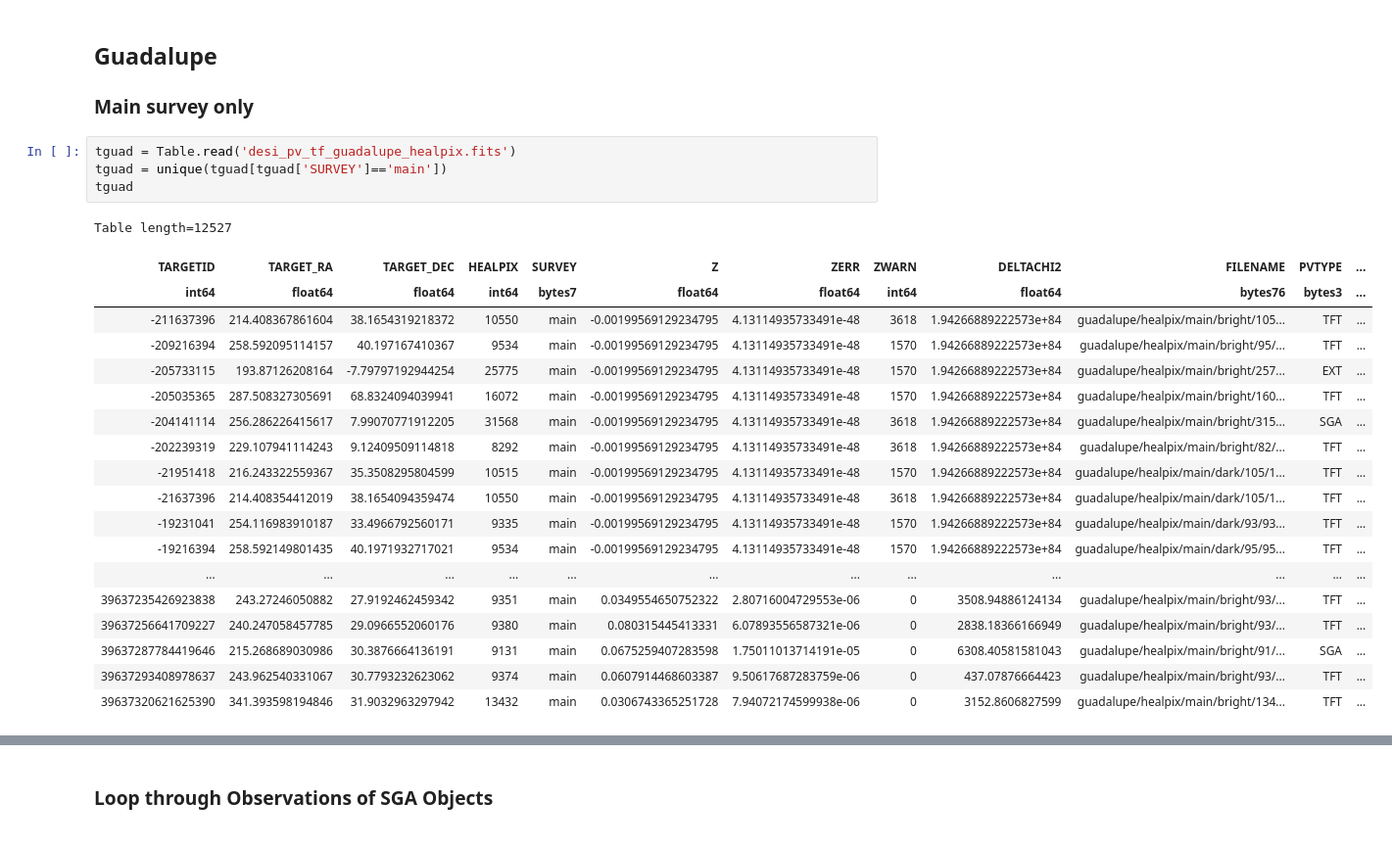
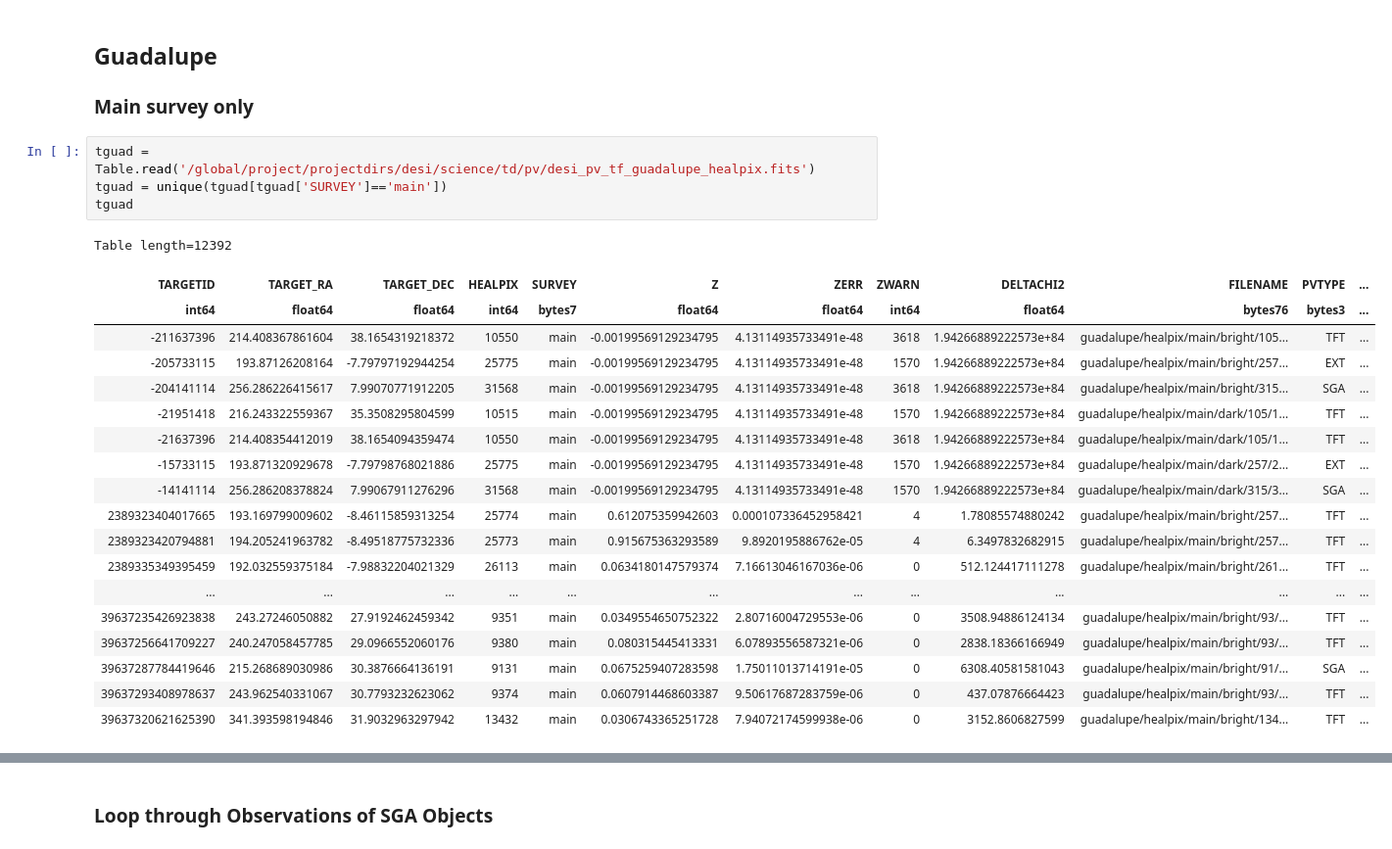
Before and after one commit to desihub/timedomain, a Jupyter notebook: pvsurvey/redux_selections.ipynb, the cells around one changed output, grey strips where cells are left out. Shown at 98% size. Saved outputs shown, nothing was run; the diff lists cells and outputs as text.

```diff
--- a/pvsurvey/redux_selections.ipynb
+++ b/pvsurvey/redux_selections.ipynb
@@ -317,23 +317,23 @@ No MAIN (SGA) target for 1311348?
 
 ### Main survey only
 # %%
-tguad = Table.read('desi_pv_tf_guadalupe_healpix.fits')
+tguad = Table.read('/global/project/projectdirs/desi/science/td/pv/desi_pv_tf_guadalupe_healpix.fits')
 tguad = unique(tguad[tguad['SURVEY']=='main'])
 tguad
 # %% [output]
-Table length=12527
+Table length=12392
 | TARGETID | TARGET_RA | TARGET_DEC | HEALPIX | SURVEY | Z | ZERR | ZWARN | DELTACHI2 | FILENAME | PVTYPE | ... |
 | int64 | float64 | float64 | int64 | bytes7 | float64 | float64 | int64 | float64 | bytes76 | bytes3 | ... |
 | -211637396 | 214.408367861604 | 38.1654319218372 | 10550 | main | -0.00199569129234795 | 4.13114935733491e-48 | 3618 | 1.94266889222573e+84 | guadalupe/healpix/main/bright/105... | TFT | ... |
-| -209216394 | 258.592095114157 | 40.197167410367 | 9534 | main | -0.00199569129234795 | 4.13114935733491e-48 | 1570 | 1.94266889222573e+84 | guadalupe/healpix/main/bright/95/... | TFT | ... |
 | -205733115 | 193.87126208164 | -7.79797192944254 | 25775 | main | -0.00199569129234795 | 4.13114935733491e-48 | 1570 | 1.94266889222573e+84 | guadalupe/healpix/main/bright/257... | EXT | ... |
-| -205035365 | 287.508327305691 | 68.8324094039941 | 16072 | main | -0.00199569129234795 | 4.13114935733491e-48 | 1570 | 1.94266889222573e+84 | guadalupe/healpix/main/bright/160... | TFT | ... |
 | -204141114 | 256.286226415617 | 7.99070771912205 | 31568 | main | -0.00199569129234795 | 4.13114935733491e-48 | 3618 | 1.94266889222573e+84 | guadalupe/healpix/main/bright/315... | SGA | ... |
-| -202239319 | 229.107941114243 | 9.12409509114818 | 8292 | main | -0.00199569129234795 | 4.13114935733491e-48 | 3618 | 1.94266889222573e+84 | guadalupe/healpix/main/bright/82/... | TFT | ... |
 | -21951418 | 216.243322559367 | 35.3508295804599 | 10515 | main | -0.00199569129234795 | 4.13114935733491e-48 | 1570 | 1.94266889222573e+84 | guadalupe/healpix/main/dark/105/1... | TFT | ... |
 | -21637396 | 214.408354412019 | 38.1654094359474 | 10550 | main | -0.00199569129234795 | 4.13114935733491e-48 | 3618 | 1.94266889222573e+84 | guadalupe/healpix/main/dark/105/1... | TFT | ... |
-| -19231041 | 254.116983910187 | 33.4966792560171 | 9335 | main | -0.00199569129234795 | 4.13114935733491e-48 | 1570 | 1.94266889222573e+84 | guadalupe/healpix/main/dark/93/93... | TFT | ... |
-| -19216394 | 258.592149801435 | 40.1971932717021 | 9534 | main | -0.00199569129234795 | 4.13114935733491e-48 | 1570 | 1.94266889222573e+84 | guadalupe/healpix/main/dark/95/95... | TFT | ... |
+| -15733115 | 193.871320929678 | -7.79798768021886 | 25775 | main | -0.00199569129234795 | 4.13114935733491e-48 | 1570 | 1.94266889222573e+84 | guadalupe/healpix/main/dark/257/2... | EXT | ... |
+| -14141114 | 256.286208378824 | 7.99067911276296 | 31568 | main | -0.00199569129234795 | 4.13114935733491e-48 | 1570 | 1.94266889222573e+84 | guadalupe/healpix/main/dark/315/3... | SGA | ... |
+| 2389323404017665 | 193.169799009602 | -8.46115859313254 | 25774 | main | 0.612075359942603 | 0.000107336452958421 | 4 | 1.78085574880242 | guadalupe/healpix/main/bright/257... | TFT | ... |
+| 2389323420794881 | 194.205241963782 | -8.49518775732336 | 25773 | main | 0.915675363293589 | 9.8920195886762e-05 | 4 | 6.3497832682915 | guadalupe/healpix/main/bright/257... | TFT | ... |
+| 2389335349395459 | 192.032559375184 | -7.98832204021329 | 26113 | main | 0.0634180147579374 | 7.16613046167036e-06 | 0 | 512.124417111278 | guadalupe/healpix/main/bright/261... | TFT | ... |
 | ... | ... | ... | ... | ... | ... | ... | ... | ... | ... | ... | ... |
 | 39637235426923838 | 243.27246050882 | 27.9192462459342 | 9351 | main | 0.0349554650752322 | 2.80716004729553e-06 | 0 | 3508.94886124134 | guadalupe/healpix/main/bright/93/... | TFT | ... |
 | 39637256641709227 | 240.247058457785 | 29.0966552060176 | 9380 | main | 0.080315445413331 | 6.07893556587321e-06 | 0 | 2838.18366166949 | guadalupe/healpix/main/bright/93/... | TFT | ... |
```
Also changed, not shown: parts of 6 cells of this notebook, 1 other file.
